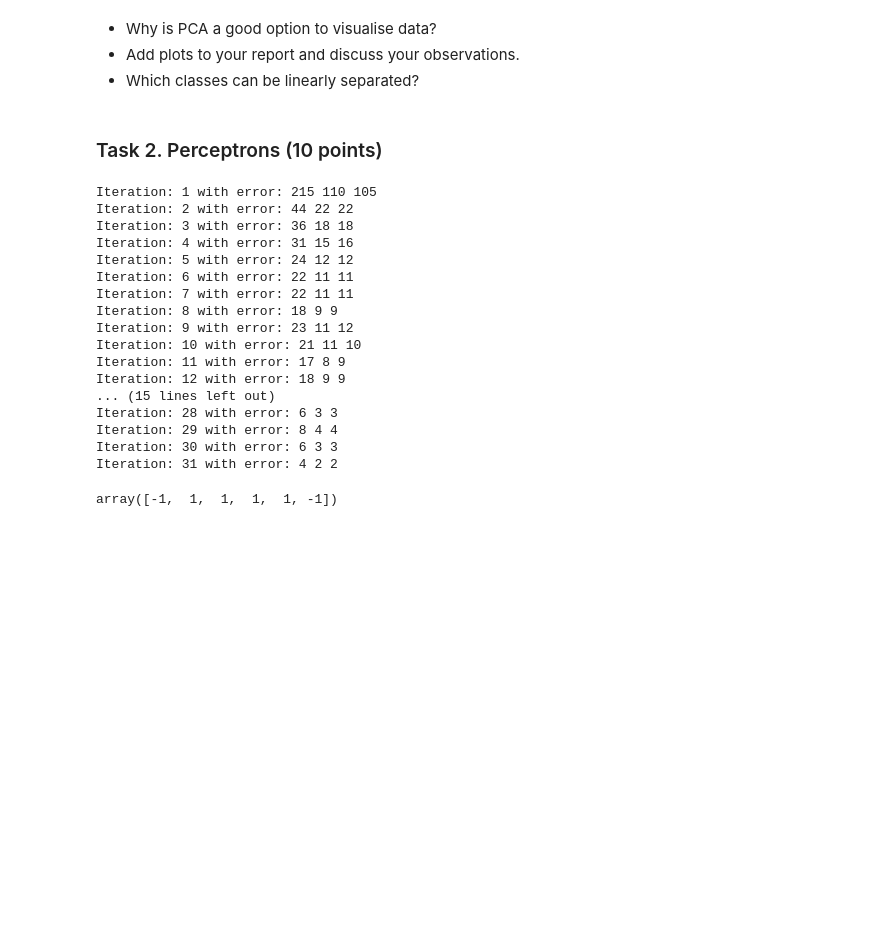
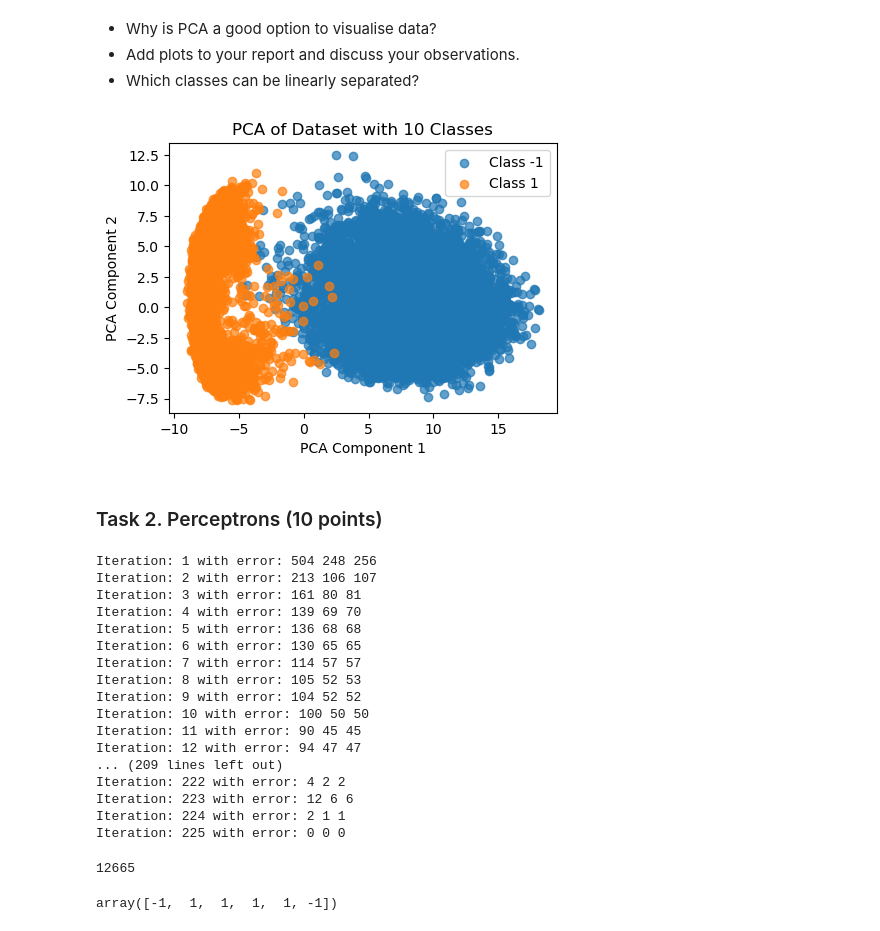
Before and after one commit to Manouil/ffoml, a Jupyter notebook: ga2.ipynb, the cells around one changed output. Drawn from its saved outputs; the diff is of its cells as text; code cells hidden in the pictures; blank space fills up the shorter version.

```diff
--- a/ga2.ipynb
+++ b/ga2.ipynb
@@ -40,5 +73,32 @@ Explained variance ratio: [0.09704664 0.07095924]
 * Why is PCA a good option to visualise data?
 * Add plots to your report and discuss your observations.
 * Which classes can be linearly separated?
+# %%
+def digit_pairs(digit1, digit2):
+    cond = (y_train==digit1) + (y_train==digit2)
+    binary_x_train = x_train[cond, :]
+    binary_y_train = y_train[cond].astype(int)
+    binary_y_train[binary_y_train == digit1] = -1
+    binary_y_train[binary_y_train == digit2] = 1
+    return binary_x_train, binary_y_train
+# %%
+binary_x_train, binary_y_train = digit_pairs(0, 1)
+# %%
+binary_X_pca = pca.fit_transform(binary_x_train)
+
+plt.figure(figsize=(5, 3.5))
+for digit in [-1, 1]:  # Loop over 10 classes
+    plt.scatter(binary_X_pca[binary_y_train == digit, 0], binary_X_pca[binary_y_train == digit, 1], label=f'Class {digit}', alpha=0.7)
+
+handles, labels = plt.gca().get_legend_handles_labels()
+by_label = dict(zip(labels, handles))  # Ensure unique labels
+plt.legend(by_label.values(), by_label.keys())
+
+plt.title('PCA of Dataset with 10 Classes')
+plt.xlabel('PCA Component 1')
+plt.ylabel('PCA Component 2')
+plt.show()
+# %% [output]
+[figure, added]
 # %% [markdown]
 ### Task 2. Perceptrons (10 points)
@@ -52,7 +106,6 @@ binary_y_train[binary_y_train == 1] = 1
 def predict(x, w, b):
     weighted_sum = np.dot(x, w)
     result = 1 if weighted_sum > b else -1
-
     return result
 
 def optimize(x, y):
@@ -62,11 +115,13 @@ def optimize(x, y):
     w = np.random.uniform(-1, 1, n)
     b = np.random.uniform(-1, 1)
     learning_rate = 0.002
-    while (iteration <= 30) & (error > 1e-3):
+    while (iteration <= 600) & (error > 1e-3):
         error = 0
         fp, fn = 0, 0
+        predictions  = []
         for sample, target in zip(x, y):
             prediction = predict(sample, w, b)
+            predictions.append(prediction)
             if prediction != target:
                 if prediction > target:
                     fp += 1
@@ -78,27 +133,35 @@ def optimize(x, y):
 
         iteration += 1
         print("Iteration:", iteration, 'with error:', error, fp, fn)
+    return predictions
 
-
-optimize(binary_x_train, binary_y_train)
+binary_x_train, binary_y_train = digit_pairs(4, 8)
+preds = optimize(binary_x_train, binary_y_train)
 # %% [output]
-Iteration: 1 with error: 215 110 105
-Iteration: 2 with error: 44 22 22
-Iteration: 3 with error: 36 18 18
-Iteration: 4 with error: 31 15 16
-Iteration: 5 with error: 24 12 12
-Iteration: 6 with error: 22 11 11
-Iteration: 7 with error: 22 11 11
-Iteration: 8 with error: 18 9 9
-Iteration: 9 with error: 23 11 12
-Iteration: 10 with error: 21 11 10
-Iteration: 11 with error: 17 8 9
-Iteration: 12 with error: 18 9 9
-... (15 lines left out)
-Iteration: 28 with error: 6 3 3
-Iteration: 29 with error: 8 4 4
-Iteration: 30 with error: 6 3 3
-Iteration: 31 with error: 4 2 2
+Iteration: 1 with error: 504 248 256
+Iteration: 2 with error: 213 106 107
+Iteration: 3 with error: 161 80 81
+Iteration: 4 with error: 139 69 70
+Iteration: 5 with error: 136 68 68
+Iteration: 6 with error: 130 65 65
+Iteration: 7 with error: 114 57 57
+Iteration: 8 with error: 105 52 53
+Iteration: 9 with error: 104 52 52
+Iteration: 10 with error: 100 50 50
+Iteration: 11 with error: 90 45 45
+Iteration: 12 with error: 94 47 47
+... (209 lines left out)
+Iteration: 222 with error: 4 2 2
+Iteration: 223 with error: 12 6 6
+Iteration: 224 with error: 2 1 1
+Iteration: 225 with error: 0 0 0
+# %%
+for i in zip(preds, binary_y_train):
+    if i[0] != i[1]:
+        print(i)
+print(len(preds))
+# %% [output]
+12665
 # %%
 digit = binary_x_train[8].reshape(28, 28)
 # %%
```
Also changed, not shown: parts of 7 cells of this notebook.
